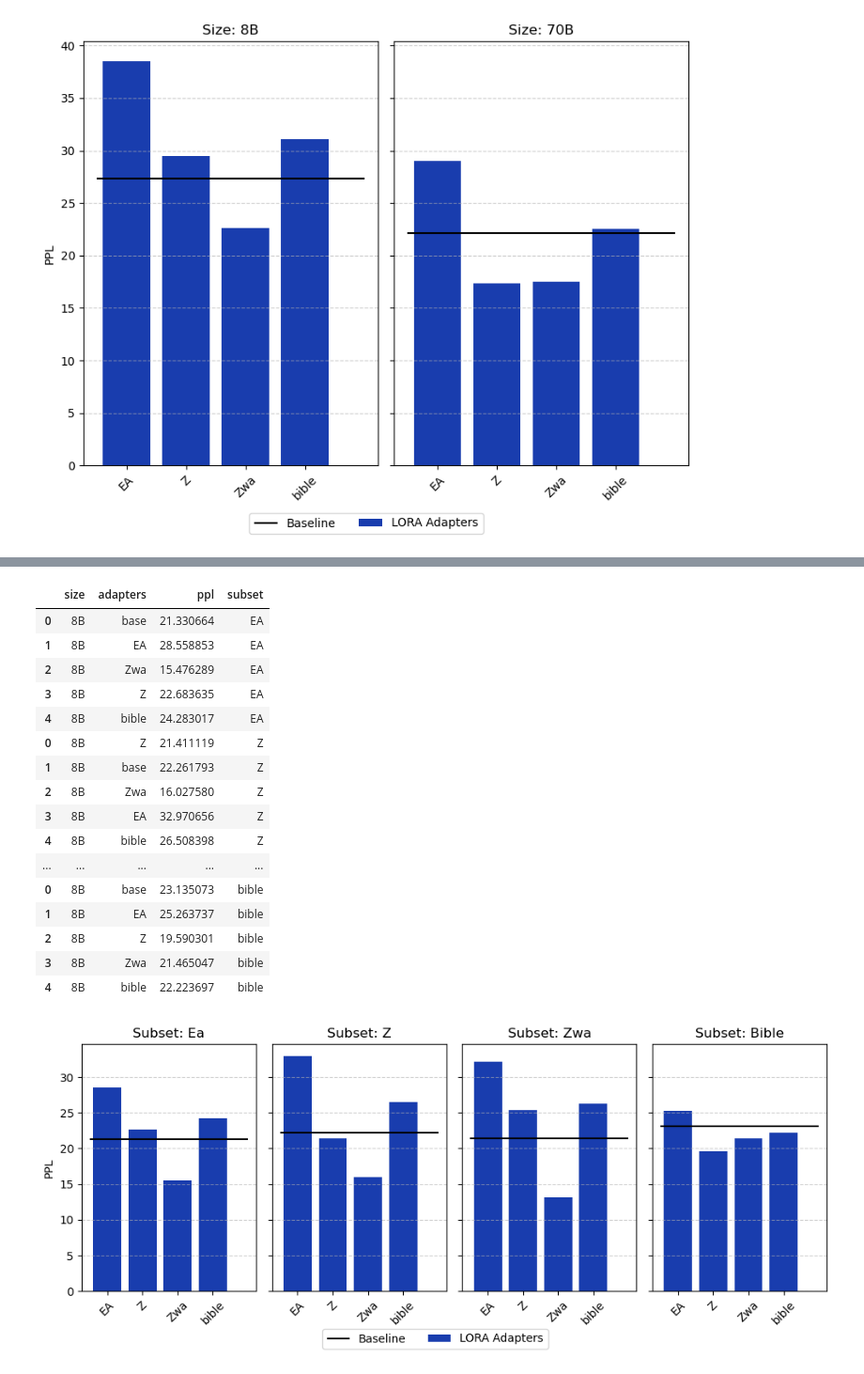
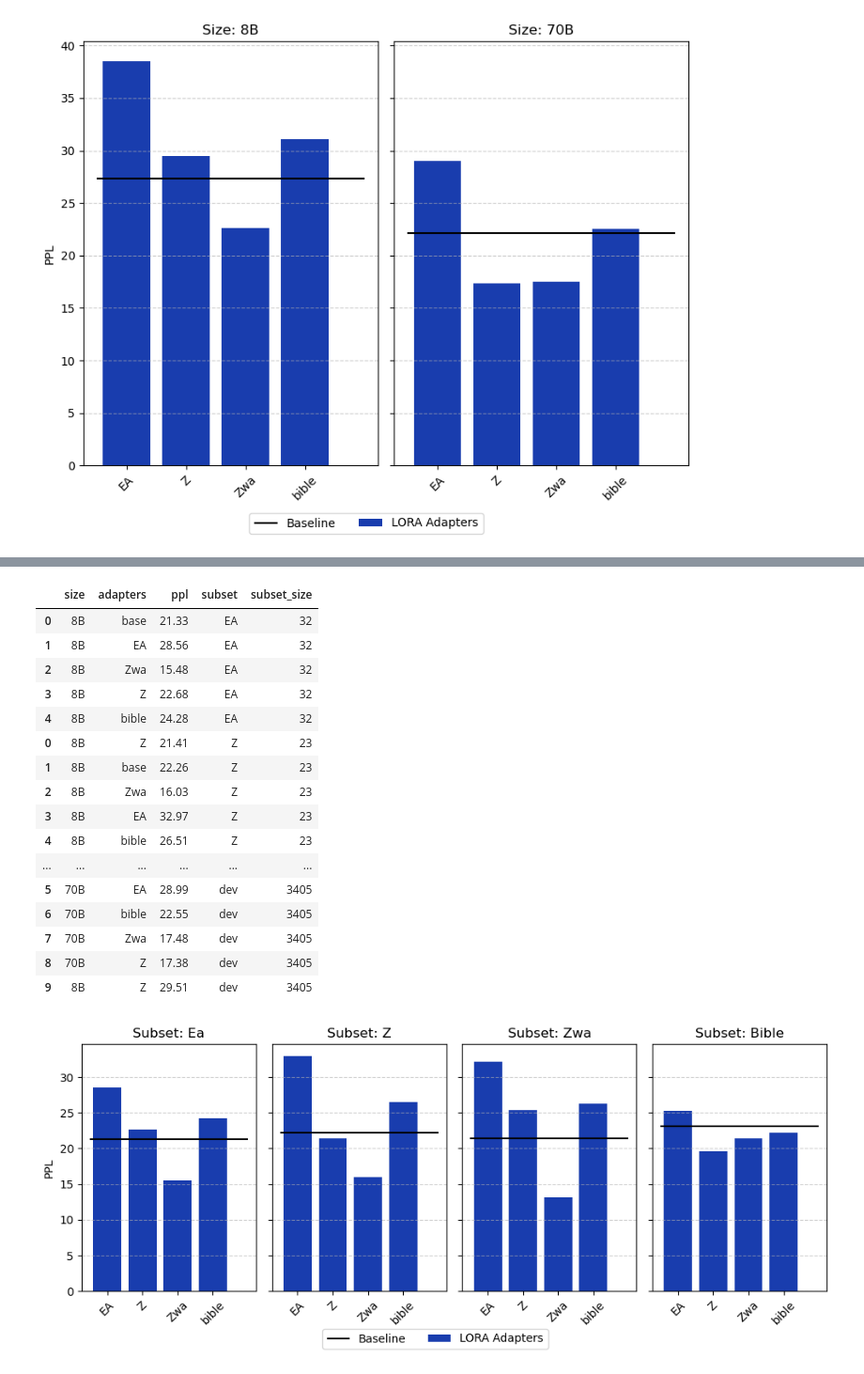
Before and after one commit to Boffl/BullingerDigitalLMFootnotes, a Jupyter notebook: evaluate/eval_plots.ipynb, the cells around one changed output, grey strips where cells are left out. Shown at 94% size. Cells and saved outputs as stored; diff of their text form; code cells hidden in the pictures.

```diff
--- a/evaluate/eval_plots.ipynb
+++ b/evaluate/eval_plots.ipynb
@@ -50,24 +162,24 @@ if False:  # save
 # %%
-df = get_plot_df_subsets(["EA", "base", "bible", "Zwa", "Z"], ["EA", "Z", "Zwa", "bible"])
-df
+df = get_plot_df_subsets(["EA", "base", "bible", "Zwa", "Z"], ["EA", "Z", "Zwa", "bible", "dev"], include_subset_size=True)
+df.round(2)
 # %% [output]
-|  | size | adapters | ppl | subset |
-| 0 | 8B | base | 21.330664 | EA |
-| 1 | 8B | EA | 28.558853 | EA |
-| 2 | 8B | Zwa | 15.476289 | EA |
-| 3 | 8B | Z | 22.683635 | EA |
-| 4 | 8B | bible | 24.283017 | EA |
-| 0 | 8B | Z | 21.411119 | Z |
-| 1 | 8B | base | 22.261793 | Z |
-| 2 | 8B | Zwa | 16.027580 | Z |
-| 3 | 8B | EA | 32.970656 | Z |
-| 4 | 8B | bible | 26.508398 | Z |
-| ... | ... | ... | ... | ... |
-| 0 | 8B | base | 23.135073 | bible |
-| 1 | 8B | EA | 25.263737 | bible |
-| 2 | 8B | Z | 19.590301 | bible |
-| 3 | 8B | Zwa | 21.465047 | bible |
-| 4 | 8B | bible | 22.223697 | bible |
+|  | size | adapters | ppl | subset | subset_size |
+| 0 | 8B | base | 21.33 | EA | 32 |
+| 1 | 8B | EA | 28.56 | EA | 32 |
+| 2 | 8B | Zwa | 15.48 | EA | 32 |
+| 3 | 8B | Z | 22.68 | EA | 32 |
+| 4 | 8B | bible | 24.28 | EA | 32 |
+| 0 | 8B | Z | 21.41 | Z | 23 |
+| 1 | 8B | base | 22.26 | Z | 23 |
+| 2 | 8B | Zwa | 16.03 | Z | 23 |
+| 3 | 8B | EA | 32.97 | Z | 23 |
+| 4 | 8B | bible | 26.51 | Z | 23 |
+| ... | ... | ... | ... | ... | ... |
+| 5 | 70B | EA | 28.99 | dev | 3405 |
+| 6 | 70B | bible | 22.55 | dev | 3405 |
+| 7 | 70B | Zwa | 17.48 | dev | 3405 |
+| 8 | 70B | Z | 17.38 | dev | 3405 |
+| 9 | 8B | Z | 29.51 | dev | 3405 |
 # %%
 fig = plot_ppl(df, figsize=(10, 4))
 if False:  # save
```
Also changed, not shown: parts of 3 cells of this notebook, 4 other files.
